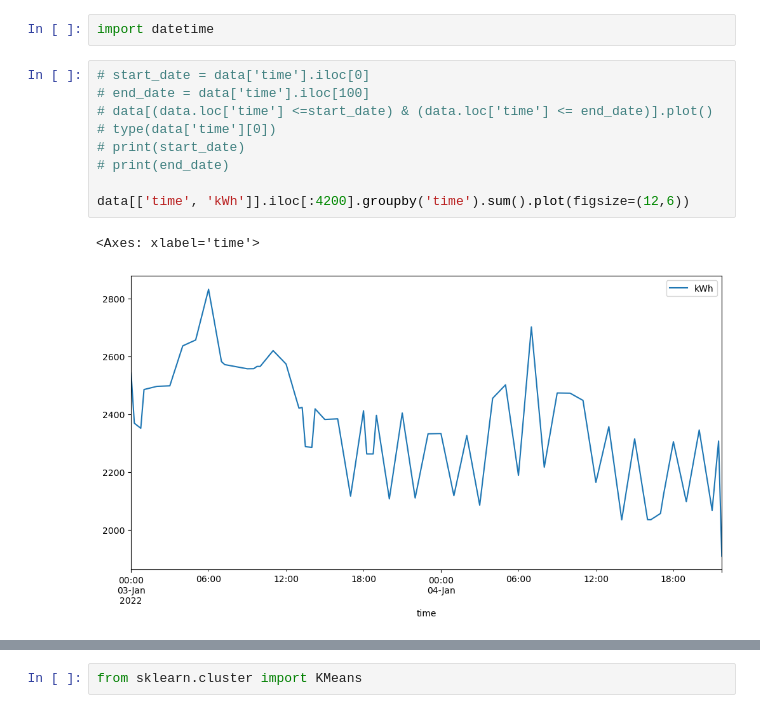
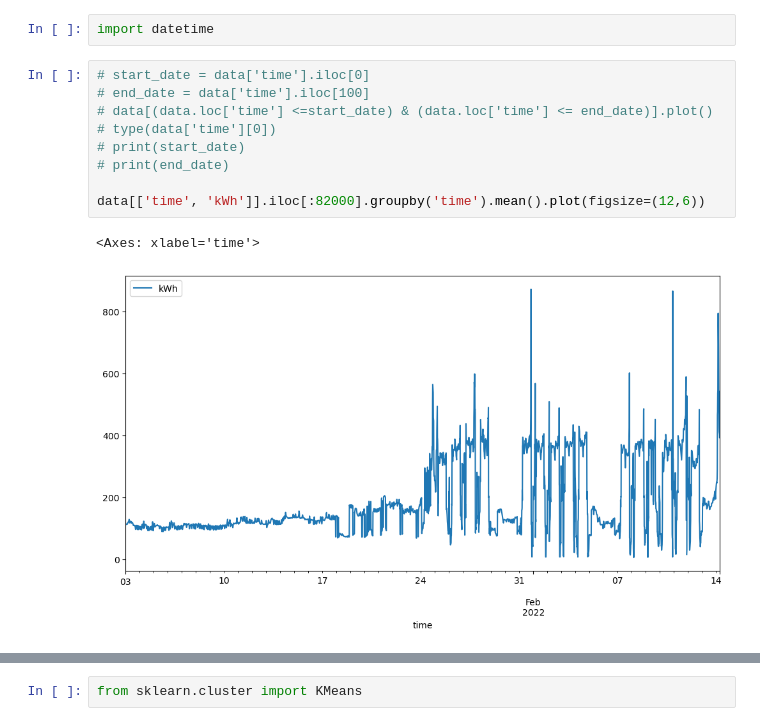
Before and after one commit to Sunpreet29/Task-3-Icon-Pro, a Jupyter notebook: task_solution.ipynb, the cells around one changed output, grey strips where cells are left out. Cells and saved outputs as stored; diff of their text form.

```diff
--- a/task_solution.ipynb
+++ b/task_solution.ipynb
@@ -184,12 +184,12 @@ import datetime
 # %%
 # start_date = data['time'].iloc[0]
 # end_date = data['time'].iloc[100]
 # data[(data.loc['time'] <=start_date) & (data.loc['time'] <= end_date)].plot()
 # type(data['time'][0])
 # print(start_date)
 # print(end_date)
 
-data[['time', 'kWh']].iloc[:4200].groupby('time').sum().plot(figsize=(12,6))
+data[['time', 'kWh']].iloc[:82000].groupby('time').mean().plot(figsize=(12,6))
 # %% [output]
 <Axes: xlabel='time'>
-[figure, old version]
+[figure, new version]
```
Also changed, not shown: parts of 9 cells of this notebook.
